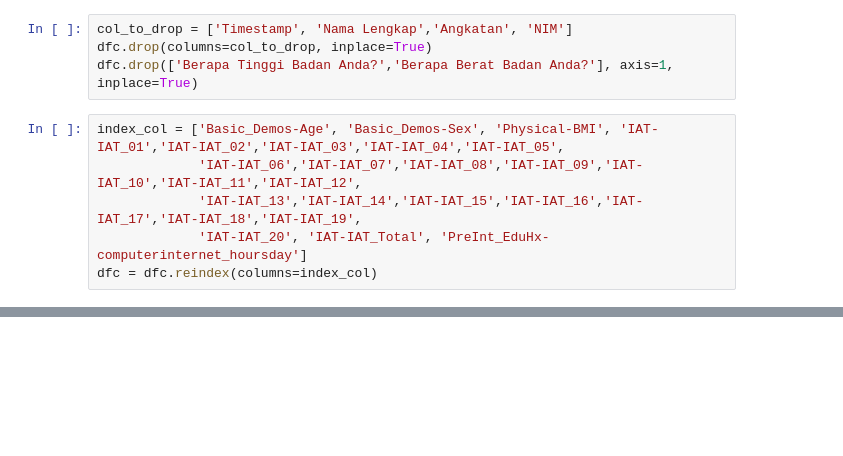
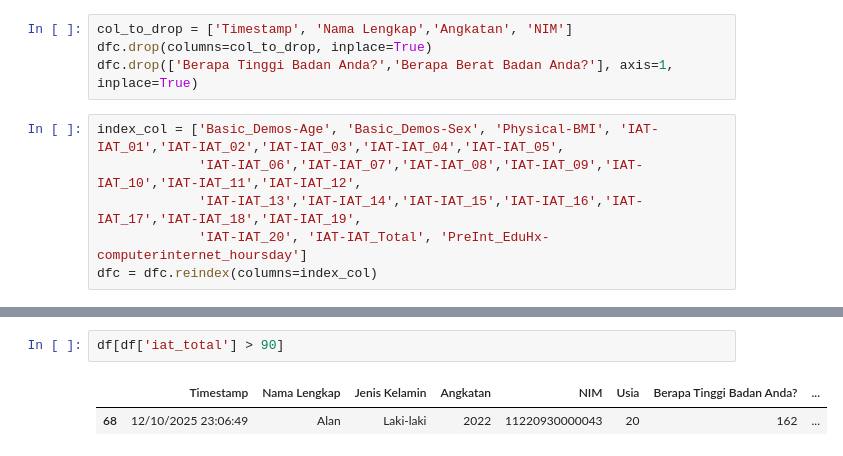
Before and after one commit to MufadhaTiohandra/skripsi, a Jupyter notebook: implement.ipynb, the cells around one changed output, grey strips where cells are left out. Saved outputs shown, nothing was run; the diff lists cells and outputs as text; blank space fills up the shorter version.

```diff
--- a/implement.ipynb
+++ b/implement.ipynb
@@ -85,0 +142,5 @@ dfc.head()
+# %%
+df[df['iat_total'] > 90]
+# %% [output]
+|  | Timestamp | Nama Lengkap | Jenis Kelamin | Angkatan | NIM | Usia | Berapa Tinggi Badan Anda? | ... |
+| 68 | 12/10/2025 23:06:49 | Alan | Laki-laki | 2022 | 11220930000043 | 20 | 162 | ... |
```
Also changed, not shown: parts of 9 cells of this notebook, 1 other file.
